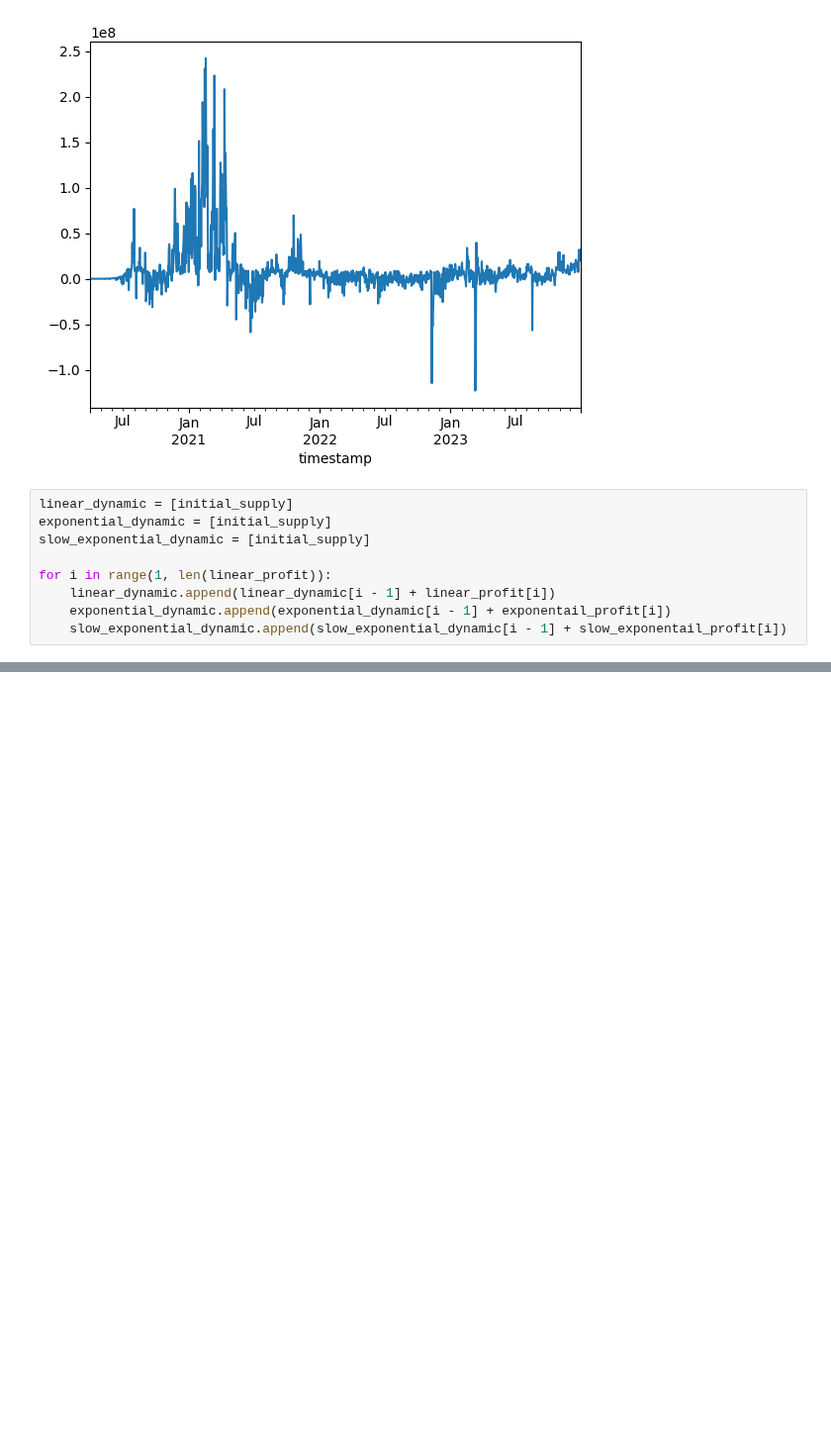
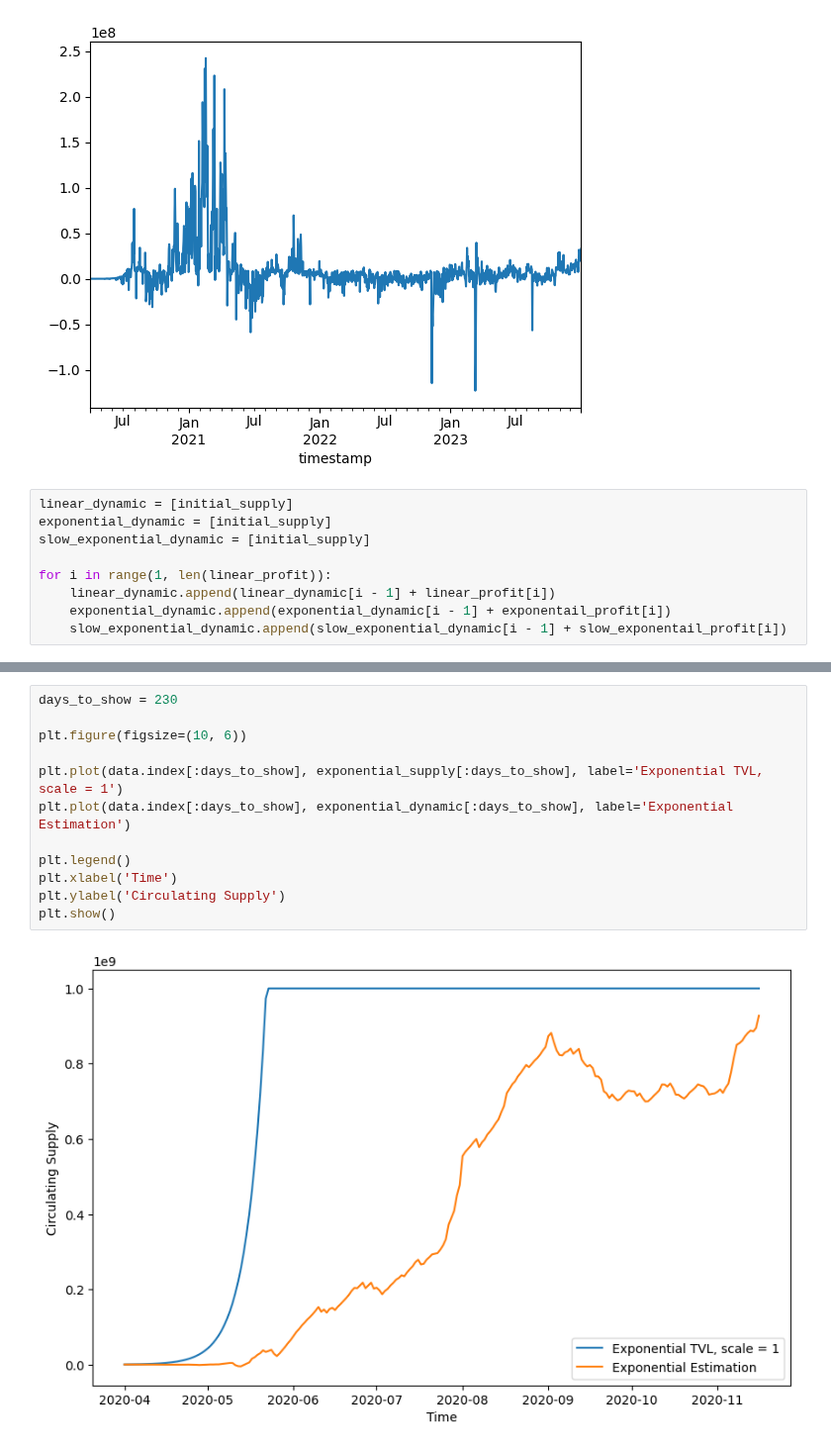
Before and after one commit to immortal16/OpenDeltaDeliverables, a Jupyter notebook: 2_2_simulations.ipynb, the cells around one changed output, grey strips where cells are left out. Shown at 99% size. Cells and saved outputs as stored; diff of their text form; blank space fills up the shorter version.

```diff
--- a/2_2_simulations.ipynb
+++ b/2_2_simulations.ipynb
@@ -280 +296,15 @@ for i in range(1, len(linear_profit)):
+# %%
+days_to_show = 230
+
+plt.figure(figsize=(10, 6))
+
+plt.plot(data.index[:days_to_show], exponential_supply[:days_to_show], label='Exponential TVL, scale = 1')
+plt.plot(data.index[:days_to_show], exponential_dynamic[:days_to_show], label='Exponential Estimation')
+
+plt.legend()
+plt.xlabel('Time')
+plt.ylabel('Circulating Supply')
+plt.show()
+# %% [output]
+[figure, added]
 # %%
```
Also changed, not shown: parts of 11 cells of this notebook.
